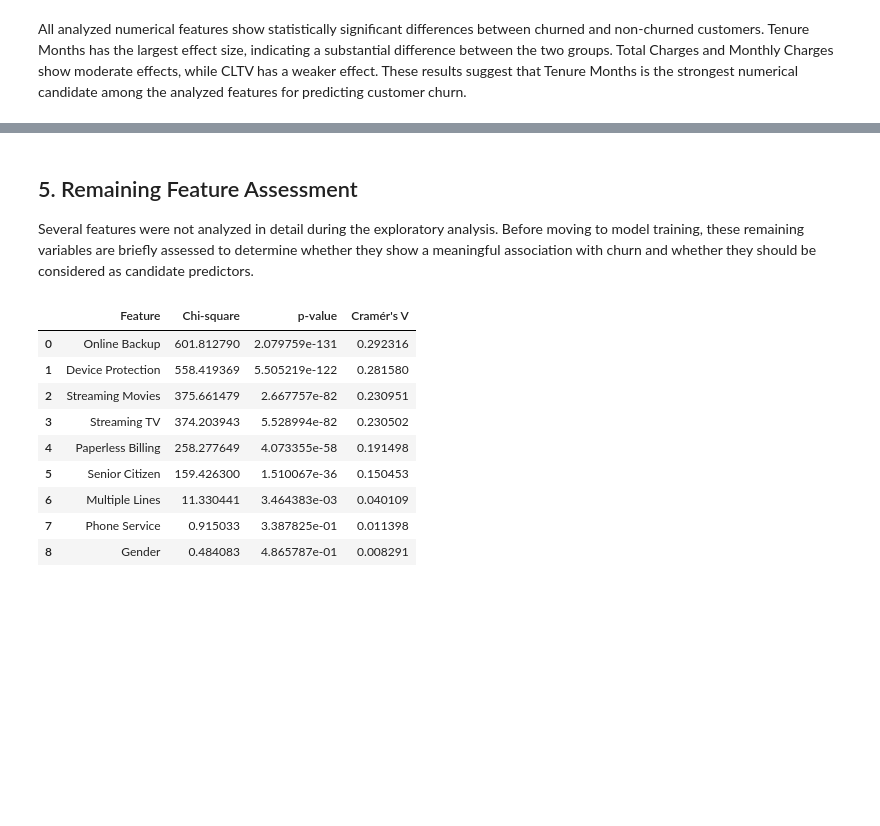
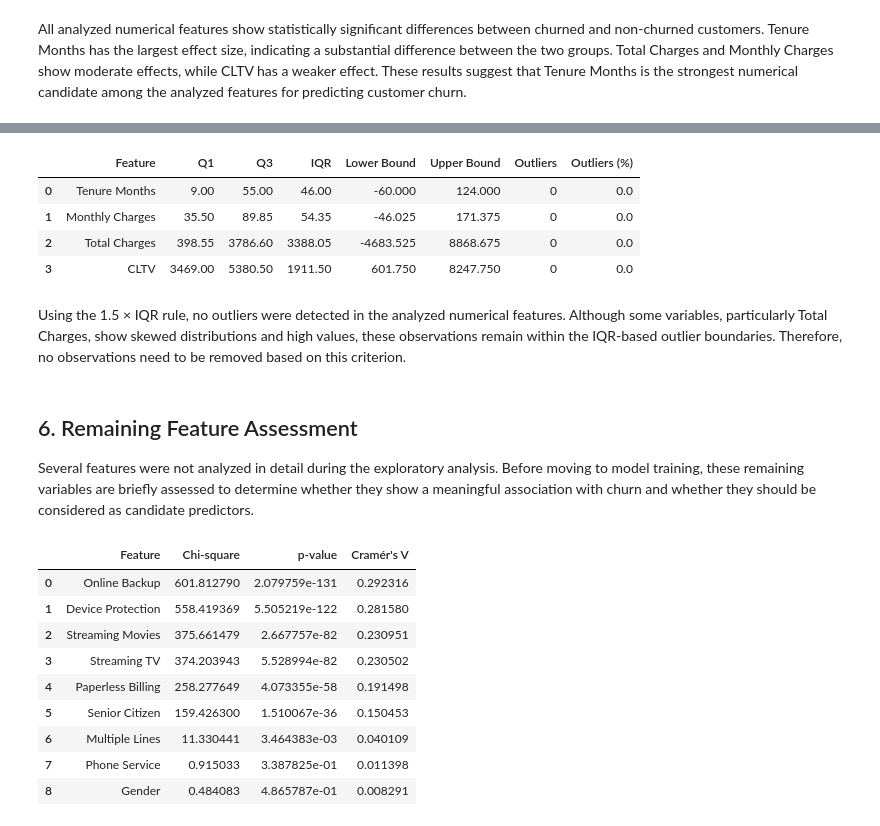
Before and after one commit to Eitheriel/telco-customer-churn-prediction, a Jupyter notebook: notebooks/04_statistical_analysis.ipynb, the cells around one changed output, grey strips where cells are left out. Saved outputs shown, nothing was run; the diff lists cells and outputs as text; code cells hidden in the pictures; blank space fills up the shorter version.

```diff
--- a/notebooks/04_statistical_analysis.ipynb
+++ b/notebooks/04_statistical_analysis.ipynb
@@ -546,5 +612,17 @@ All analyzed numerical features show statistically significant differences betwe
+# %%
+outlier_summary = analyze_outliers(df, numeric_features)
+
+outlier_summary
+# %% [output]
+|  | Feature | Q1 | Q3 | IQR | Lower Bound | Upper Bound | Outliers | Outliers (%) |
+| 0 | Tenure Months | 9.00 | 55.00 | 46.00 | -60.000 | 124.000 | 0 | 0.0 |
+| 1 | Monthly Charges | 35.50 | 89.85 | 54.35 | -46.025 | 171.375 | 0 | 0.0 |
+| 2 | Total Charges | 398.55 | 3786.60 | 3388.05 | -4683.525 | 8868.675 | 0 | 0.0 |
+| 3 | CLTV | 3469.00 | 5380.50 | 1911.50 | 601.750 | 8247.750 | 0 | 0.0 |
+# %% [markdown]
+Using the 1.5 × IQR rule, no outliers were detected in the analyzed numerical features. Although some variables, particularly Total Charges, show skewed distributions and high values, these observations remain within the IQR-based outlier boundaries. Therefore, no observations need to be removed based on this criterion.
 # %% [markdown]
-## 5. Remaining Feature Assessment
+## 6. Remaining Feature Assessment
 
 Several features were not analyzed in detail during the exploratory analysis. Before moving to model training, these remaining variables are briefly assessed to determine whether they show a meaningful association with churn and whether they should be considered as candidate predictors.
 # %%
```
Also changed, not shown: parts of 4 cells of this notebook, 1 other file.
